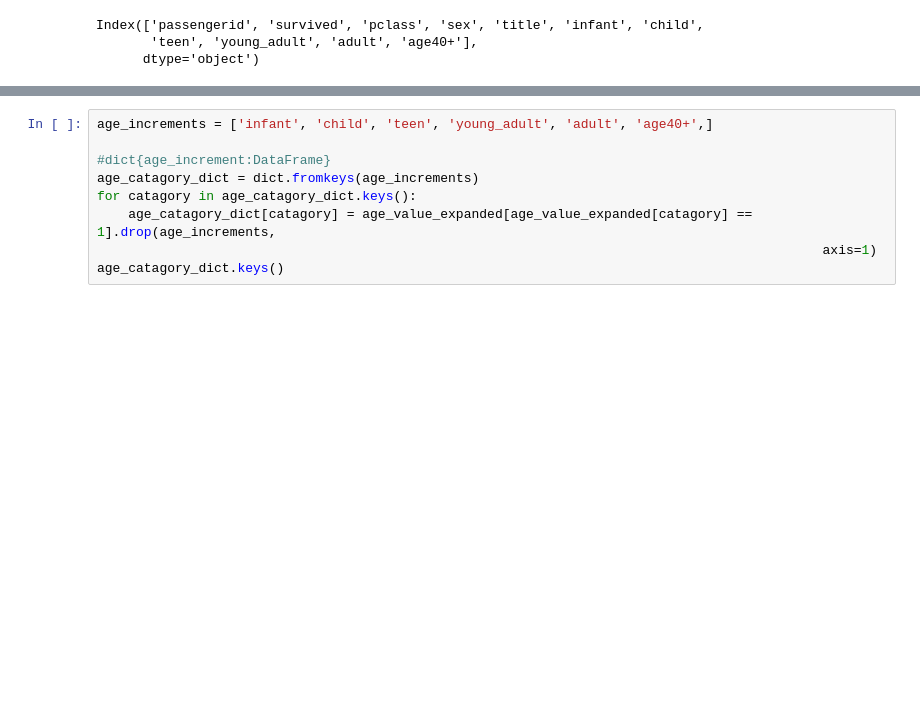
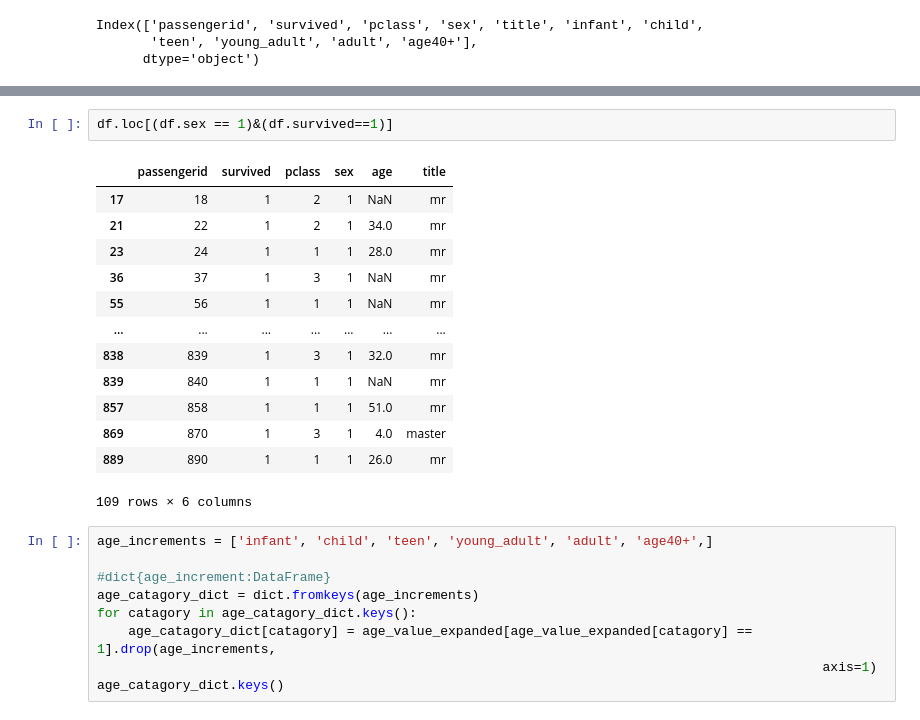
Before and after one commit to christopherfick/titanic, a Jupyter notebook: age_analysis.ipynb, the cells around one changed output, grey strips where cells are left out. Saved outputs shown, nothing was run; the diff lists cells and outputs as text; blank space fills up the shorter version.

```diff
--- a/age_analysis.ipynb
+++ b/age_analysis.ipynb
@@ -121,3 +122,19 @@ Index(['passengerid', 'survived', 'pclass', 'sex', 'title', 'infant', 'child',
+# %%
+df.loc[(df.sex == 1)&(df.survived==1)]
+# %% [output]
+|  | passengerid | survived | pclass | sex | age | title |
+| 17 | 18 | 1 | 2 | 1 | NaN | mr |
+| 21 | 22 | 1 | 2 | 1 | 34.0 | mr |
+| 23 | 24 | 1 | 1 | 1 | 28.0 | mr |
+| 36 | 37 | 1 | 3 | 1 | NaN | mr |
+| 55 | 56 | 1 | 1 | 1 | NaN | mr |
+| ... | ... | ... | ... | ... | ... | ... |
+| 838 | 839 | 1 | 3 | 1 | 32.0 | mr |
+| 839 | 840 | 1 | 1 | 1 | NaN | mr |
+| 857 | 858 | 1 | 1 | 1 | 51.0 | mr |
+| 869 | 870 | 1 | 3 | 1 | 4.0 | master |
+| 889 | 890 | 1 | 1 | 1 | 26.0 | mr |
+109 rows × 6 columns
 # %%
 age_increments = ['infant', 'child', 'teen', 'young_adult', 'adult', 'age40+',]
 
```
Also changed, not shown: parts of 5 cells of this notebook.
